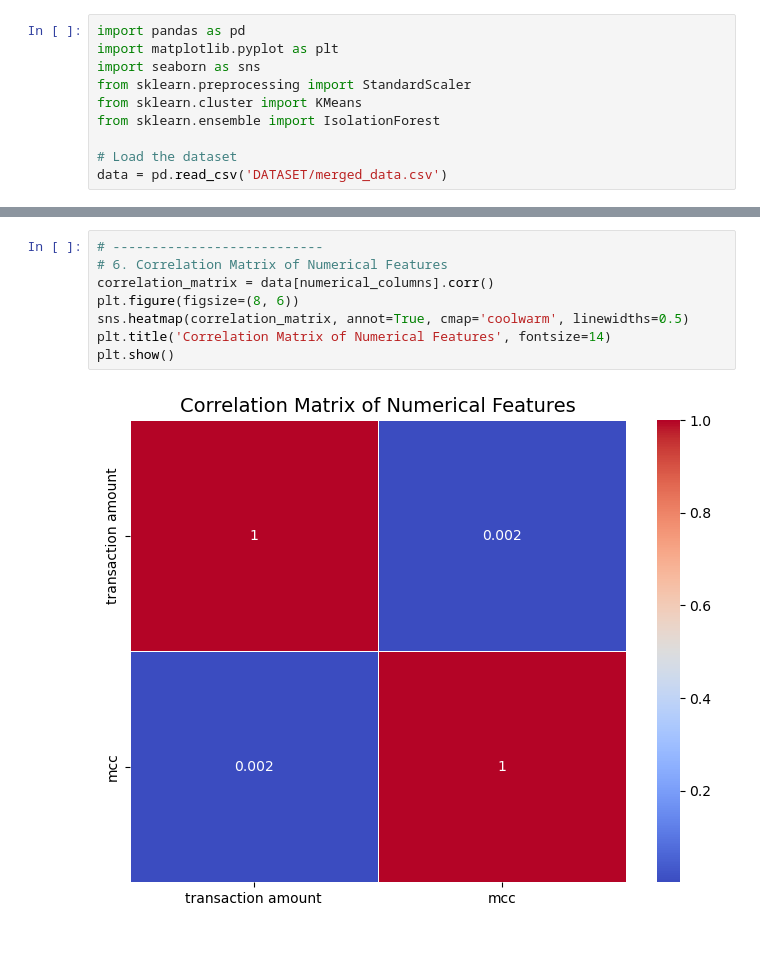
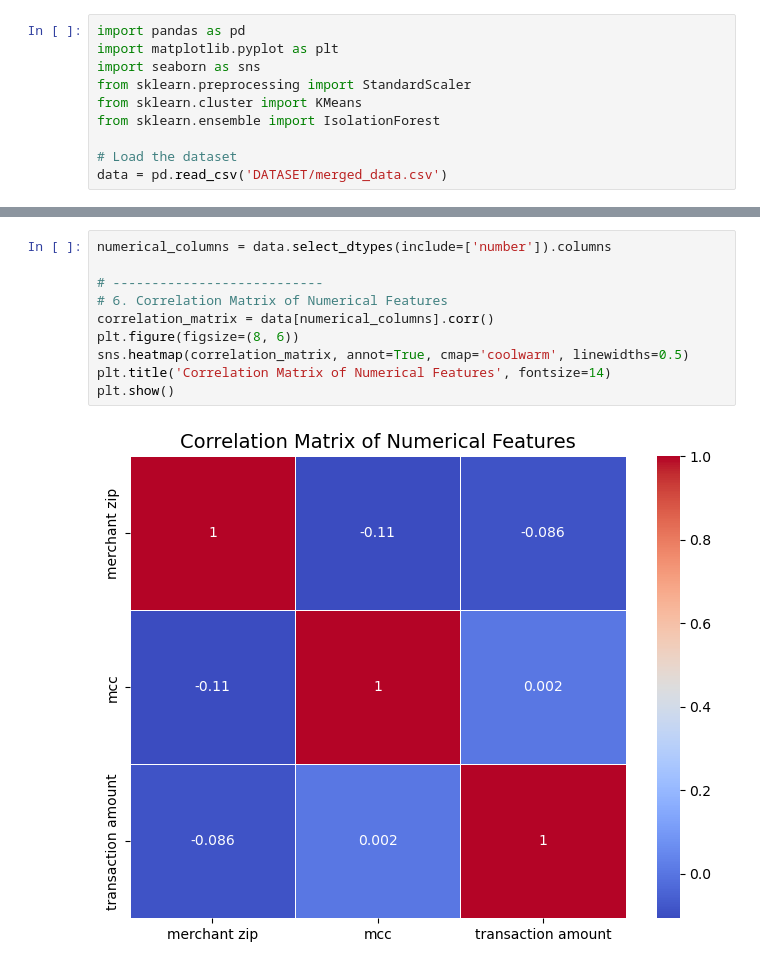
Before and after one commit to enochanok/GSA_Fraud_Detection, a Jupyter notebook: Code_BigData.ipynb, the cells around one changed output, grey strips where cells are left out. Saved outputs shown, nothing was run; the diff lists cells and outputs as text.

```diff
--- a/Code_BigData.ipynb
+++ b/Code_BigData.ipynb
@@ -429,13 +449,15 @@ Passing `palette` without assigning `hue` is deprecated and will be removed in v
 # %%
+numerical_columns = data.select_dtypes(include=['number']).columns
+
 # ---------------------------
 # 6. Correlation Matrix of Numerical Features
 correlation_matrix = data[numerical_columns].corr()
 plt.figure(figsize=(8, 6))
 sns.heatmap(correlation_matrix, annot=True, cmap='coolwarm', linewidths=0.5)
 plt.title('Correlation Matrix of Numerical Features', fontsize=14)
 plt.show()
 # %% [output]
-[figure, old version]
+[figure, new version]
 # %%
 
 # ---------------------------
```
Also changed, not shown: parts of 39 cells of this notebook, 19 other files.
